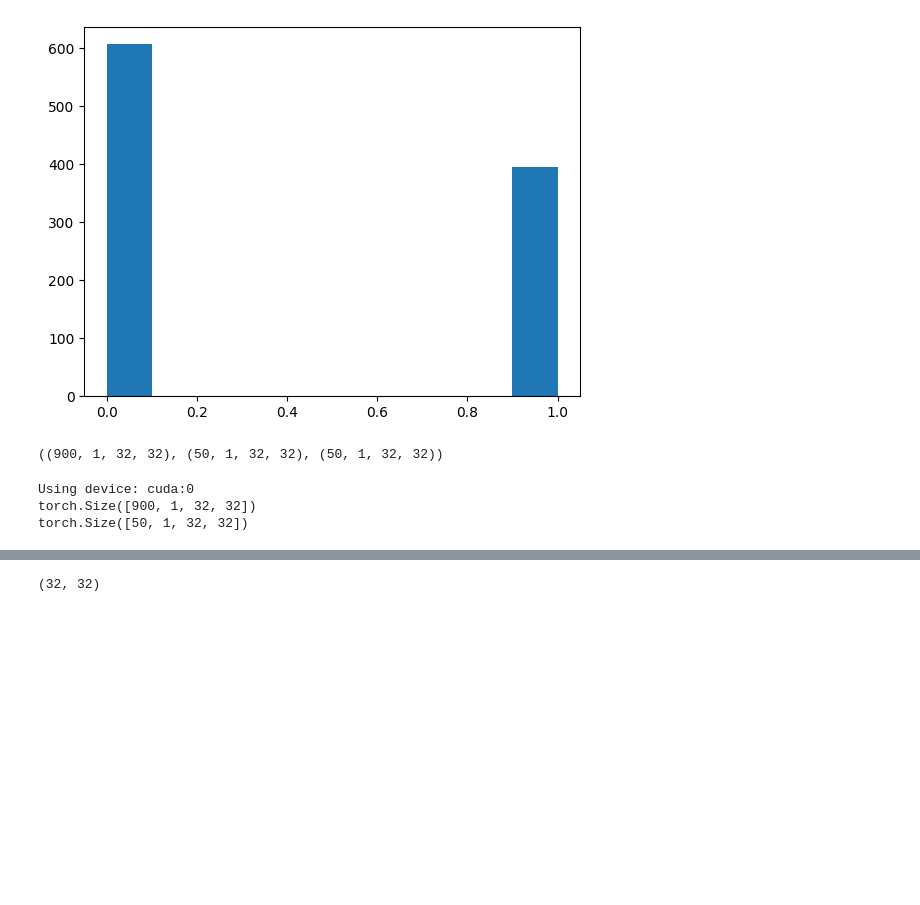
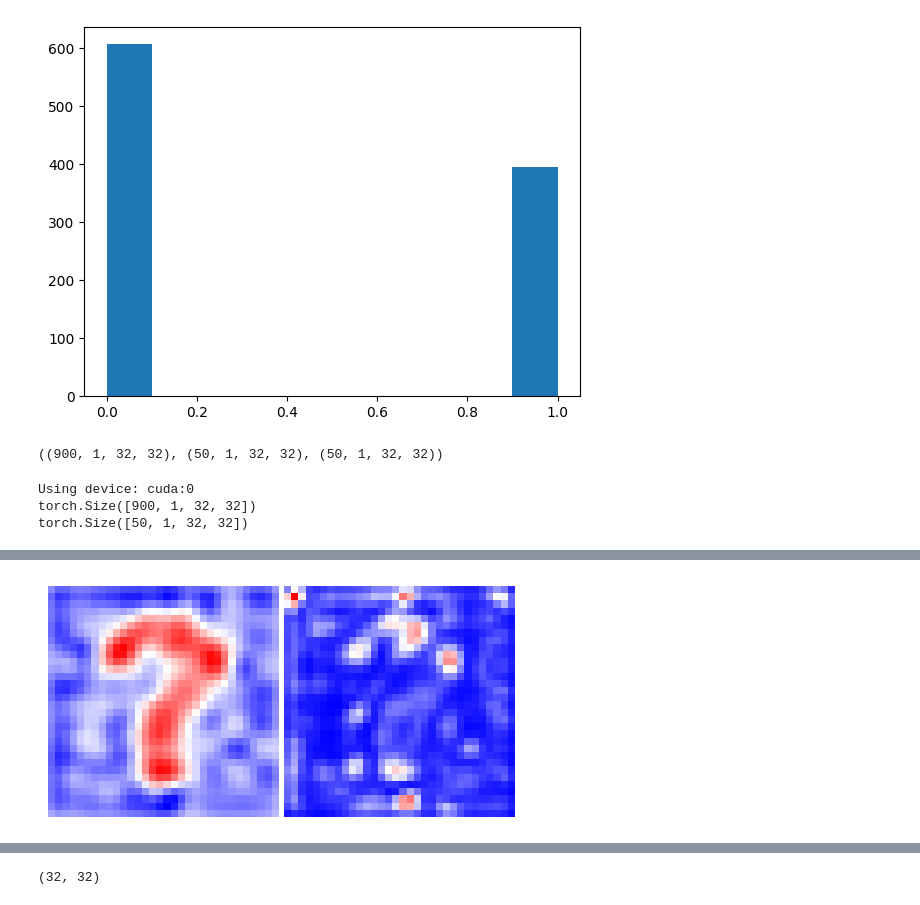
Before and after one commit to guilherme-pombo/vae_lesion_deficit, a Jupyter notebook: substrate_generative.ipynb, the cells around one changed output, grey strips where cells are left out. Cells and saved outputs as stored; diff of their text form; code cells hidden in the pictures; blank space fills up the shorter version.

```diff
--- a/substrate_generative.ipynb
+++ b/substrate_generative.ipynb
@@ -504,2 +588,3 @@ torch.Size([32, 1, 32, 32])
 # %%
-model = torch.load("discrete_diffusion.pth")
+model = torch.load("spatial_substrate.pth")
+model.conditional = True
@@ -574,0 +591,22 @@ AttributeError: Can't get attribute 'ModelWrapper' on <module '__main__'>
+# %%
+samples = model.sample_substrates(n_samples=128).cpu().numpy()
+
+mean = np.mean(samples, axis=0).squeeze(0)
+var = np.var(samples, axis=0).squeeze(0)
+
+# Create visualization matching your style exactly
+fig = plt.figure(figsize=(10, 3))
+grid = ImageGrid(fig, 111, nrows_ncols=(1, 2), axes_pad=0.05)
+
+
+grid[0].imshow(mean, cmap='bwr')
+grid[0].axis('off')
+
+# Show mean of all samples in the 4th panel
+grid[1].imshow(var, cmap='bwr')
+grid[1].axis('off')
+
+# plt.suptitle(f"Different substrate samples @ epoch {epoch}")
+plt.show()
+# %% [output]
+[figure, added]
```
Also changed, not shown: parts of 15 cells of this notebook.
